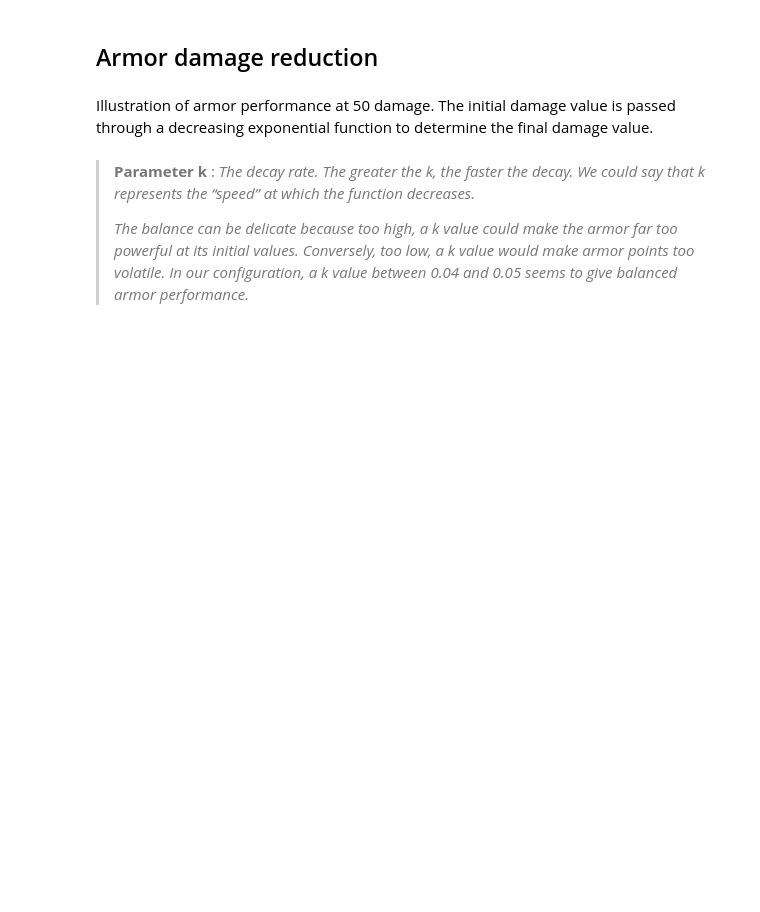
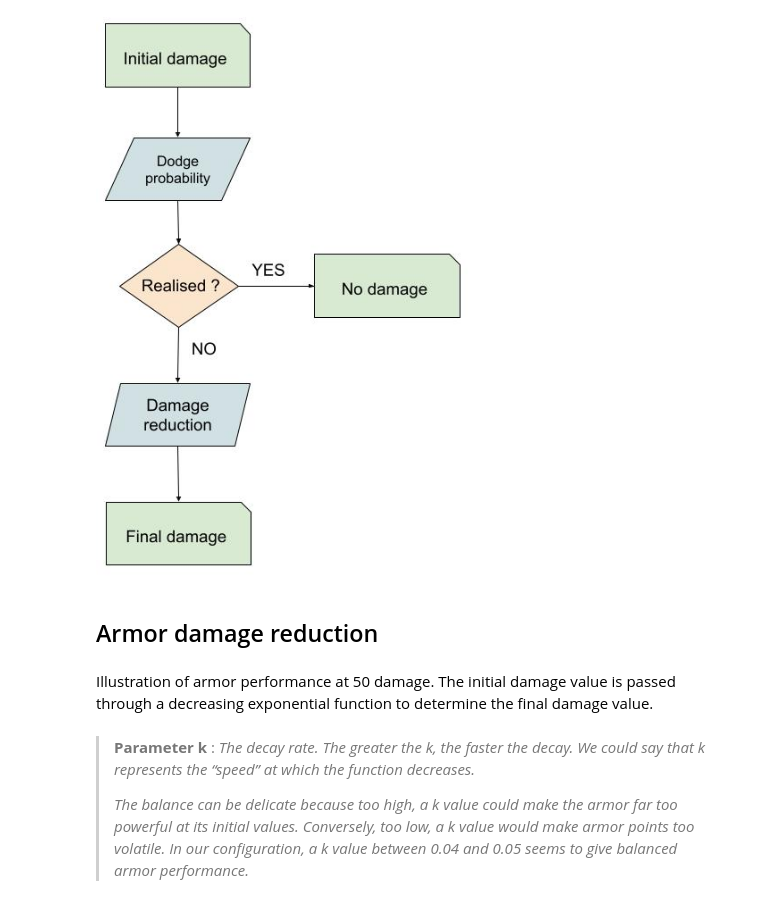
Before and after one commit to Kartmaan/fight-simulator, a Jupyter notebook: stats.ipynb, the cells around one changed output. Drawn from its saved outputs; the diff is of its cells as text; code cells hidden in the pictures; blank space fills up the shorter version.

```diff
--- a/stats.ipynb
+++ b/stats.ipynb
@@ -7,3 +6,7 @@ from random import randint
+# %%
+Image(filename='nb_figures/damage_algo.jpg')
+# %% [output]
+[figure, added]
 # %% [markdown]
 ## Armor damage reduction
 # %% [markdown]
```
Also changed, not shown: parts of 3 cells of this notebook.
